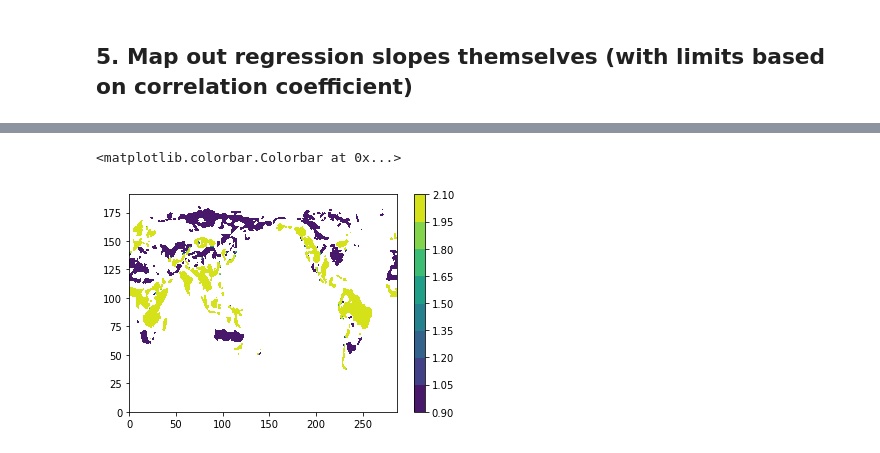
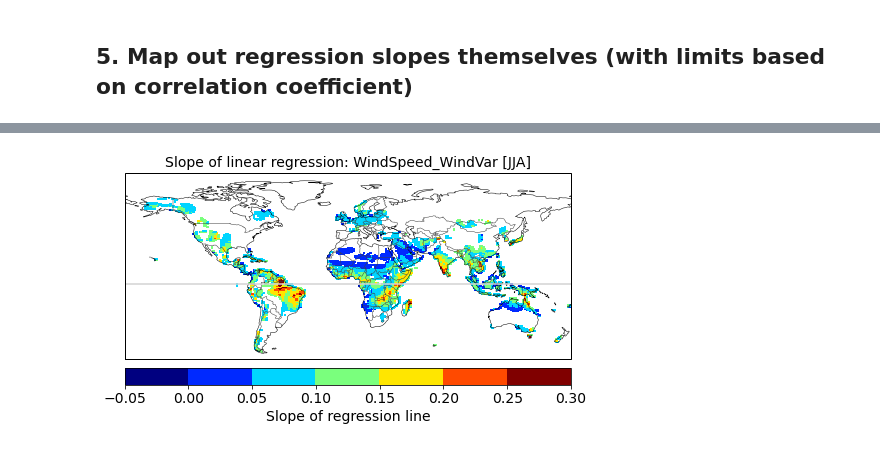
Before and after one commit to megandevlan/CLUBB_statistics, a Jupyter notebook: RegressionSlopes.ipynb, the cells around one changed output, grey strips where cells are left out. Drawn from its saved outputs; the diff is of its cells as text; code cells hidden in the pictures.

Commit message:
Check daily regressions.

```diff
--- a/RegressionSlopes.ipynb
+++ b/RegressionSlopes.ipynb
@@ -515,7 +547,12 @@ maskSlopes_SpdVar[np.abs(slope_SpdVar_JJA)<=pct25] = 1
-# %%
-plt.contourf(maskSlopes_SpdVar)
-plt.colorbar()
-# %% [output]
-<matplotlib.colorbar.Colorbar at 0x...>
-[figure, removed]
+# %%
+# --- Set up discrete colorbar ---
+import matplotlib as mpl
+
+cmap = plt.cm.jet  # define the colormap
+# extract all colors from the .jet map
+cmaplist = [cmap(i) for i in range(cmap.N)]
+
+# create the new map
+cmap = mpl.colors.LinearSegmentedColormap.from_list(
+    'Custom cmap', cmaplist, cmap.N)
 # %%
@@ -562,0 +614,9 @@ ax1.axhline(0, color='lightgray')
+# %%
+# ------ Map of regression slope: wind speed vs. wind variance -----
+dataArr = slope_SpdVar_JJA
+Rmask   = maskR_spdVar
+bounds  = np.arange(-0.05, 0.35, 0.05)
+
+ax1 = plotSlopeMap(dataArr*Rmask, bounds, 'WindSpeed_WindVar')
+# %% [output]
+[figure, added]
```
Also changed, not shown: parts of 21 cells of this notebook, 1 other file.
